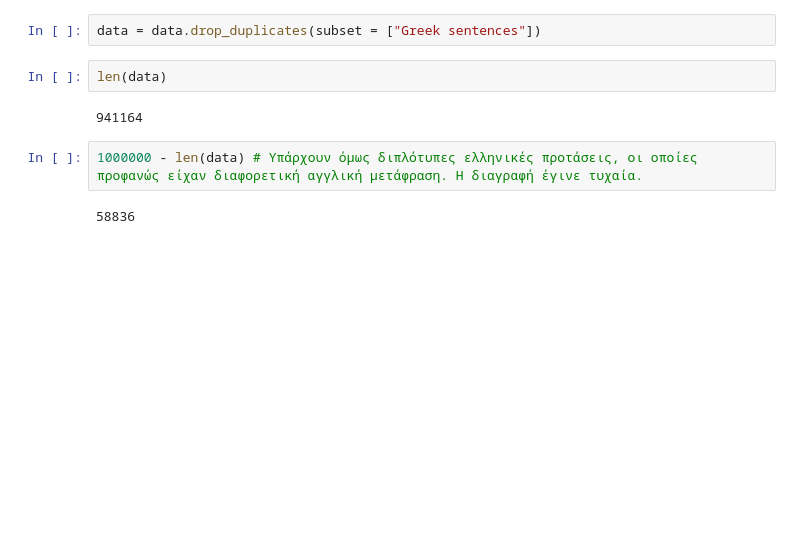
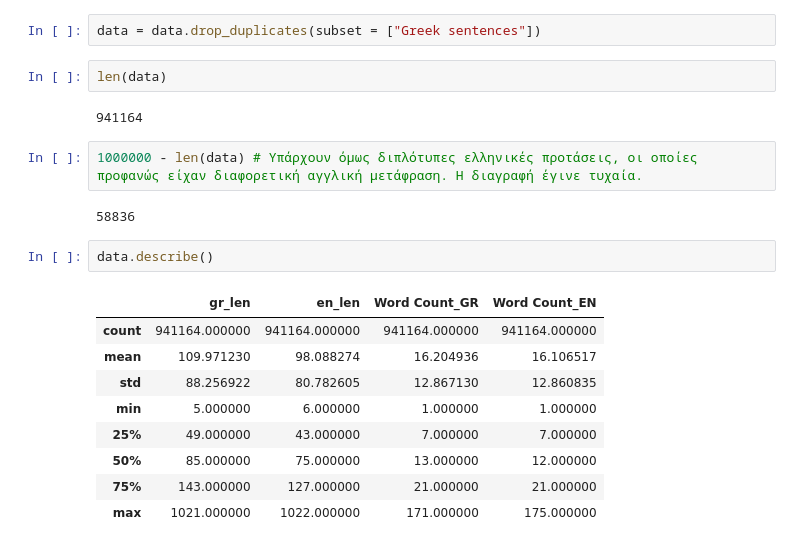
Before and after one commit to katerinadefto-svg/Machine-Translation-Group-Project-1, a Jupyter notebook: Untitled0 (1).ipynb, the cells around one changed output. Drawn from its saved outputs; the diff is of its cells as text; blank space fills up the shorter version.

```diff
--- a/Untitled0 (1).ipynb
+++ b/Untitled0 (1).ipynb
@@ -145,3 +140,15 @@ len(data)
 1000000 - len(data) # Υπάρχουν όμως διπλότυπες ελληνικές προτάσεις, οι οποίες προφανώς είχαν διαφορετική αγγλική μετάφραση. Η διαγραφή έγινε τυχαία.
 # %% [output]
 58836
+# %%
+data.describe()
+# %% [output]
+|  | gr_len | en_len | Word Count_GR | Word Count_EN |
+| count | 941164.000000 | 941164.000000 | 941164.000000 | 941164.000000 |
+| mean | 109.971230 | 98.088274 | 16.204936 | 16.106517 |
+| std | 88.256922 | 80.782605 | 12.867130 | 12.860835 |
+| min | 5.000000 | 6.000000 | 1.000000 | 1.000000 |
+| 25% | 49.000000 | 43.000000 | 7.000000 | 7.000000 |
+| 50% | 85.000000 | 75.000000 | 13.000000 | 12.000000 |
+| 75% | 143.000000 | 127.000000 | 21.000000 | 21.000000 |
+| max | 1021.000000 | 1022.000000 | 171.000000 | 175.000000 |
```
Also changed, not shown: parts of 12 cells of this notebook, 5 other files.
